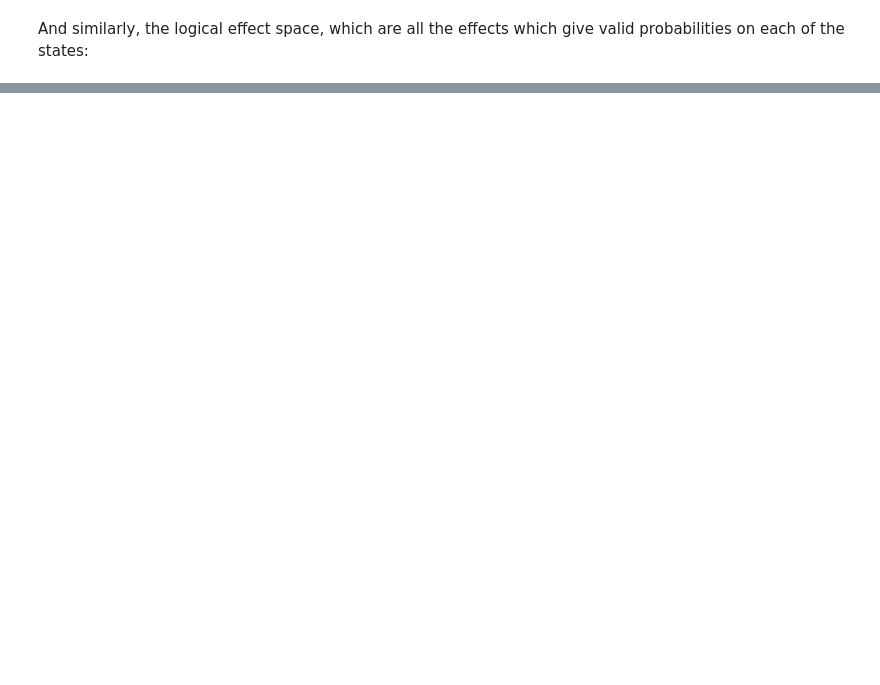
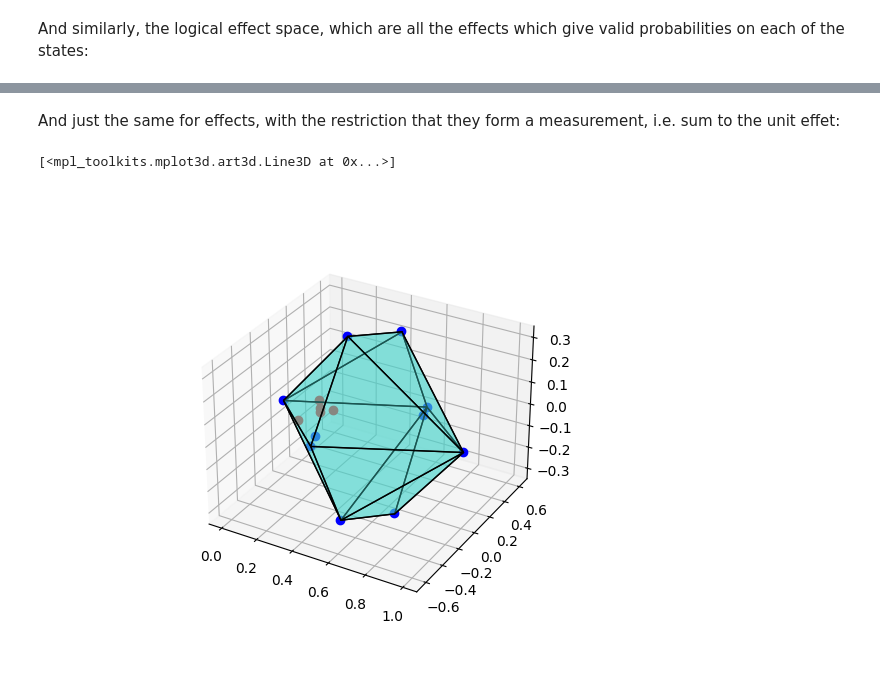
Before and after one commit to heyredhat/qbuki, a Jupyter notebook: notebooks/8_GPTs.ipynb, the cells around one changed output, grey strips where cells are left out. Drawn from its saved outputs; the diff is of its cells as text; code cells hidden in the pictures; blank space fills up the shorter version.

```diff
--- a/notebooks/8_GPTs.ipynb
+++ b/notebooks/8_GPTs.ipynb
@@ -88,0 +130,10 @@ plot_convex_hull(gpt.logical_effect_space, ax=ax)
+# %% [markdown]
+And just the same for effects, with the restriction that they form a measurement, i.e. sum to the unit effet:
+# %%
+%matplotlib ipympl
+ax = plot_convex_hull(gpt.effect_space)
+pts = gpt.sample_measurement(5)
+ax.plot(*[pts[:,i] for i in range(gpt.d)], 'ro')
+# %% [output]
+[<mpl_toolkits.mplot3d.art3d.Line3D at 0x...>]
+[figure, added]
```
Also changed, not shown: parts of 50 cells of this notebook, 3 other files.
